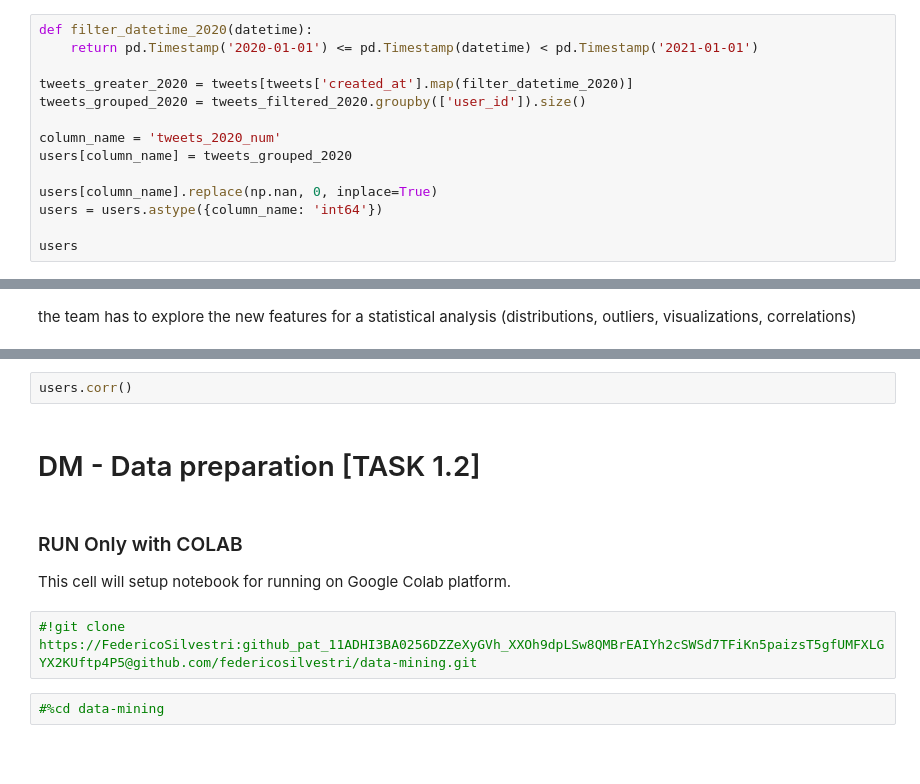
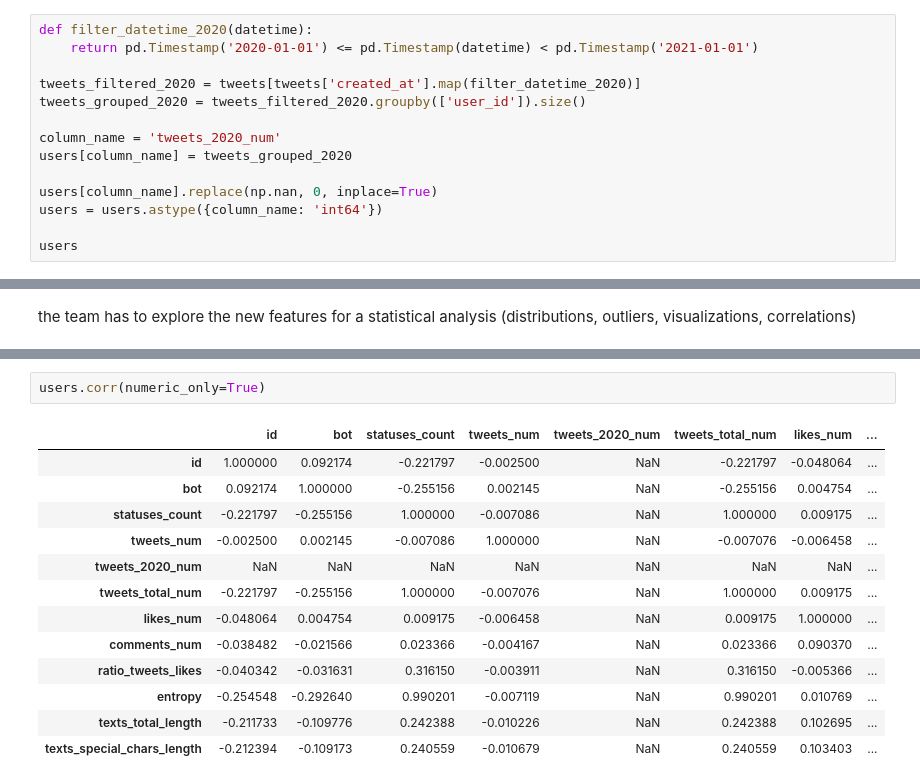
Before and after one commit to federicosilvestri/data-mining, a Jupyter notebook: 2_data_preparation.ipynb, the cells around one changed output, grey strips where cells are left out. Cells and saved outputs as stored; diff of their text form; blank space fills up the shorter version.

```diff
--- a/2_data_preparation.ipynb
+++ b/2_data_preparation.ipynb
@@ -79,7 +84,7 @@ users
 def filter_datetime_2020(datetime):
     return pd.Timestamp('2020-01-01') <= pd.Timestamp(datetime) < pd.Timestamp('2021-01-01')
 
-tweets_greater_2020 = tweets[tweets['created_at'].map(filter_datetime_2020)]
+tweets_filtered_2020 = tweets[tweets['created_at'].map(filter_datetime_2020)]
 tweets_grouped_2020 = tweets_filtered_2020.groupby(['user_id']).size()
 
 column_name = 'tweets_2020_num'
@@ -276,12 +395,16 @@ boxplot_tweets_newfeatures_show()
 # %%
-users.corr()
+users.corr(numeric_only=True)
+# %% [output]
+|  | id | bot | statuses_count | tweets_num | tweets_2020_num | tweets_total_num | likes_num | ... |
+| id | 1.000000 | 0.092174 | -0.221797 | -0.002500 | NaN | -0.221797 | -0.048064 | ... |
+| bot | 0.092174 | 1.000000 | -0.255156 | 0.002145 | NaN | -0.255156 | 0.004754 | ... |
+| statuses_count | -0.221797 | -0.255156 | 1.000000 | -0.007086 | NaN | 1.000000 | 0.009175 | ... |
+| tweets_num | -0.002500 | 0.002145 | -0.007086 | 1.000000 | NaN | -0.007076 | -0.006458 | ... |
+| tweets_2020_num | NaN | NaN | NaN | NaN | NaN | NaN | NaN | ... |
+| tweets_total_num | -0.221797 | -0.255156 | 1.000000 | -0.007076 | NaN | 1.000000 | 0.009175 | ... |
+| likes_num | -0.048064 | 0.004754 | 0.009175 | -0.006458 | NaN | 0.009175 | 1.000000 | ... |
+| comments_num | -0.038482 | -0.021566 | 0.023366 | -0.004167 | NaN | 0.023366 | 0.090370 | ... |
+| ratio_tweets_likes | -0.040342 | -0.031631 | 0.316150 | -0.003911 | NaN | 0.316150 | -0.005366 | ... |
+| entropy | -0.254548 | -0.292640 | 0.990201 | -0.007119 | NaN | 0.990201 | 0.010769 | ... |
+| texts_total_length | -0.211733 | -0.109776 | 0.242388 | -0.010226 | NaN | 0.242388 | 0.102695 | ... |
+| texts_special_chars_length | -0.212394 | -0.109173 | 0.240559 | -0.010679 | NaN | 0.240559 | 0.103403 | ... |
-# %% [markdown]
-# DM - Data preparation [TASK 1.2]
-# %% [markdown]
-### RUN Only with COLAB
-
-This cell will setup notebook for running on Google Colab platform.
-# %%
-#!git clone https://FedericoSilvestri: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@github.com/federicosilvestri/data-mining.git
-# %%
-#%cd data-mining
```
Also changed, not shown: parts of 31 cells of this notebook, 2 other files.
